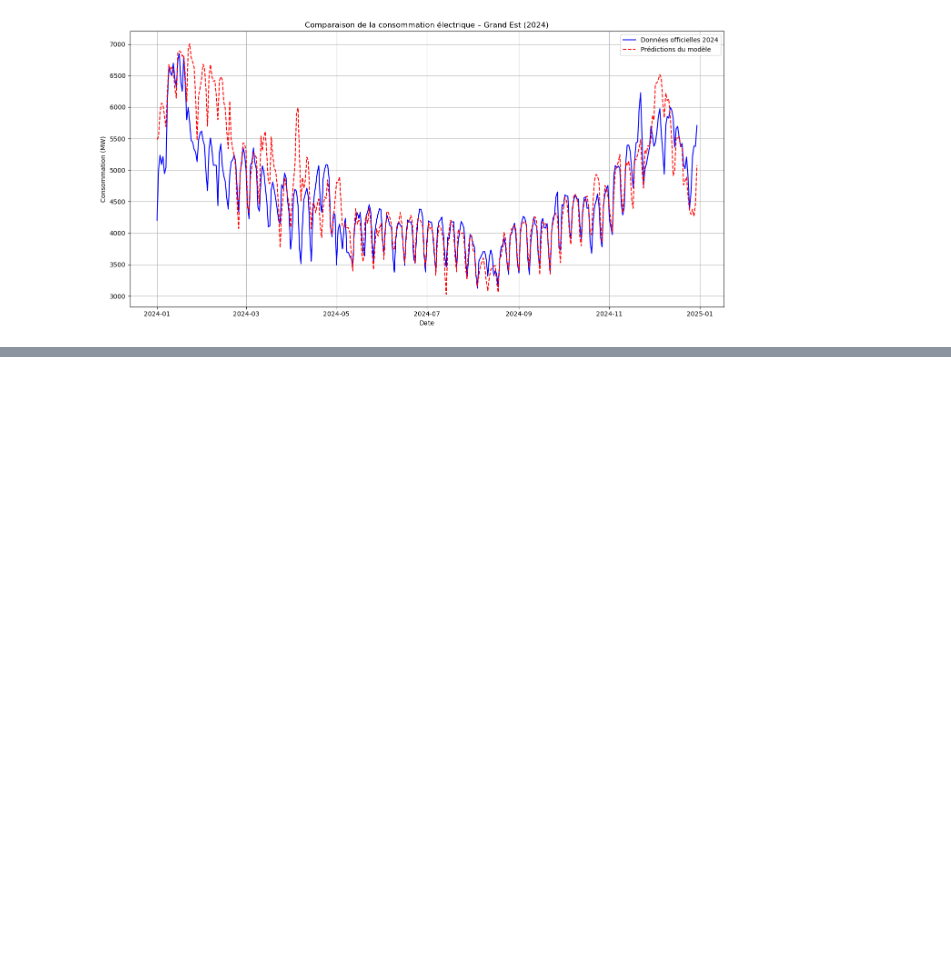
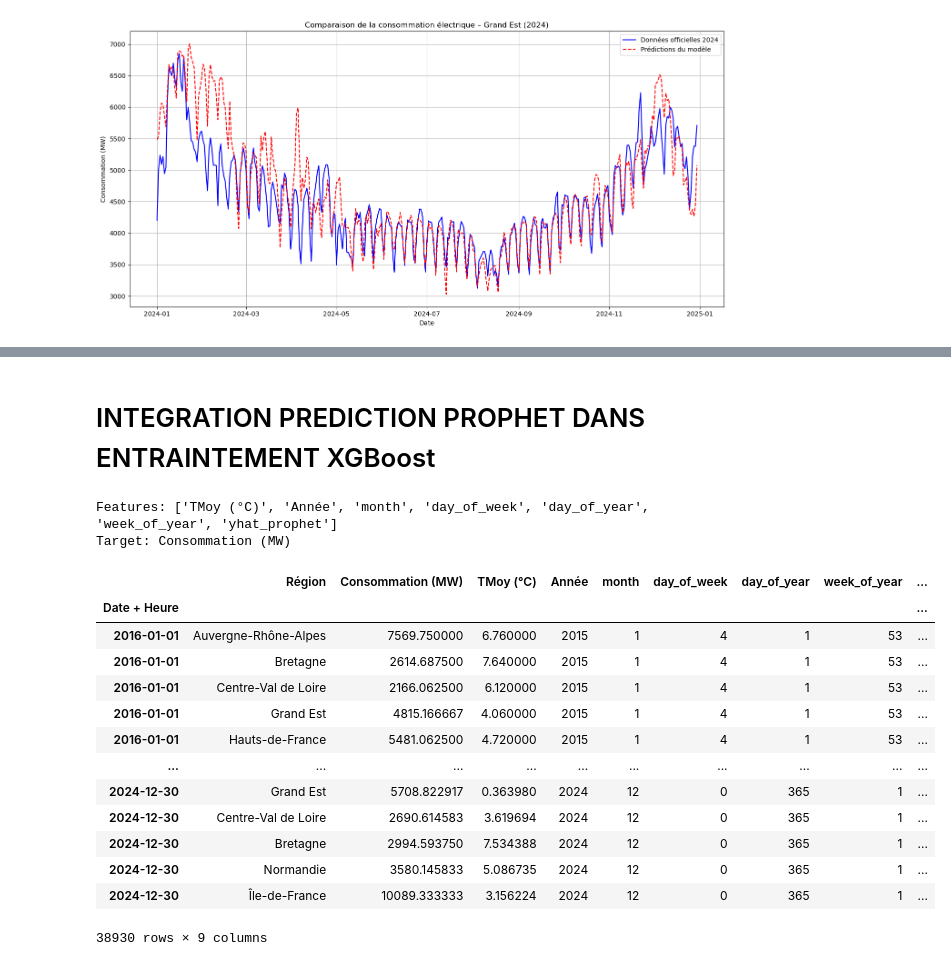
Before and after one commit to scutarius1/pred_elec, a Jupyter notebook: models_predict/Predict.ipynb, the cells around one changed output, grey strips where cells are left out. Saved outputs shown, nothing was run; the diff lists cells and outputs as text; code cells hidden in the pictures; blank space fills up the shorter version.

```diff
--- a/models_predict/Predict.ipynb
+++ b/models_predict/Predict.ipynb
@@ -579,0 +843,36 @@ plt.show()
+# %% [markdown]
+# INTEGRATION PREDICTION PROPHET DANS ENTRAINTEMENT XGBoost
+# %%
+# Récupérer toutes les colonnes du DataFrame
+all_columns_hybrid = df_hybride.columns.tolist()
+
+# Définir la target (à exclure des features)
+target_hybrid= 'Consommation (MW)'
+
+# Définir une liste de colonnes à exclure (en plus de la target)
+exclude_columns_hybrid = ['Région']
+
+# Sélectionner les features en excluant la target et les colonnes à exclure
+features_hybrid = [col for col in all_columns_hybrid if col != target_hybrid and col not in exclude_columns_hybrid]
+
+# Afficher les features et la target
+print(f"Features: {features_hybrid}")
+print(f"Target: {target_hybrid}")
+df_hybride
+# %% [output]
+Features: ['TMoy (°C)', 'Année', 'month', 'day_of_week', 'day_of_year', 'week_of_year', 'yhat_prophet']
+Target: Consommation (MW)
+|  | Région | Consommation (MW) | TMoy (°C) | Année | month | day_of_week | day_of_year | week_of_year | ... |
+| Date + Heure |  |  |  |  |  |  |  |  | ... |
+| 2016-01-01 | Auvergne-Rhône-Alpes | 7569.750000 | 6.760000 | 2015 | 1 | 4 | 1 | 53 | ... |
+| 2016-01-01 | Bretagne | 2614.687500 | 7.640000 | 2015 | 1 | 4 | 1 | 53 | ... |
+| 2016-01-01 | Centre-Val de Loire | 2166.062500 | 6.120000 | 2015 | 1 | 4 | 1 | 53 | ... |
+| 2016-01-01 | Grand Est | 4815.166667 | 4.060000 | 2015 | 1 | 4 | 1 | 53 | ... |
+| 2016-01-01 | Hauts-de-France | 5481.062500 | 4.720000 | 2015 | 1 | 4 | 1 | 53 | ... |
+| ... | ... | ... | ... | ... | ... | ... | ... | ... | ... |
+| 2024-12-30 | Grand Est | 5708.822917 | 0.363980 | 2024 | 12 | 0 | 365 | 1 | ... |
+| 2024-12-30 | Centre-Val de Loire | 2690.614583 | 3.619694 | 2024 | 12 | 0 | 365 | 1 | ... |
+| 2024-12-30 | Bretagne | 2994.593750 | 7.534388 | 2024 | 12 | 0 | 365 | 1 | ... |
+| 2024-12-30 | Normandie | 3580.145833 | 5.086735 | 2024 | 12 | 0 | 365 | 1 | ... |
+| 2024-12-30 | Île-de-France | 10089.333333 | 3.156224 | 2024 | 12 | 0 | 365 | 1 | ... |
+38930 rows × 9 columns
```
Also changed, not shown: parts of 16 cells of this notebook, 4 other files.
